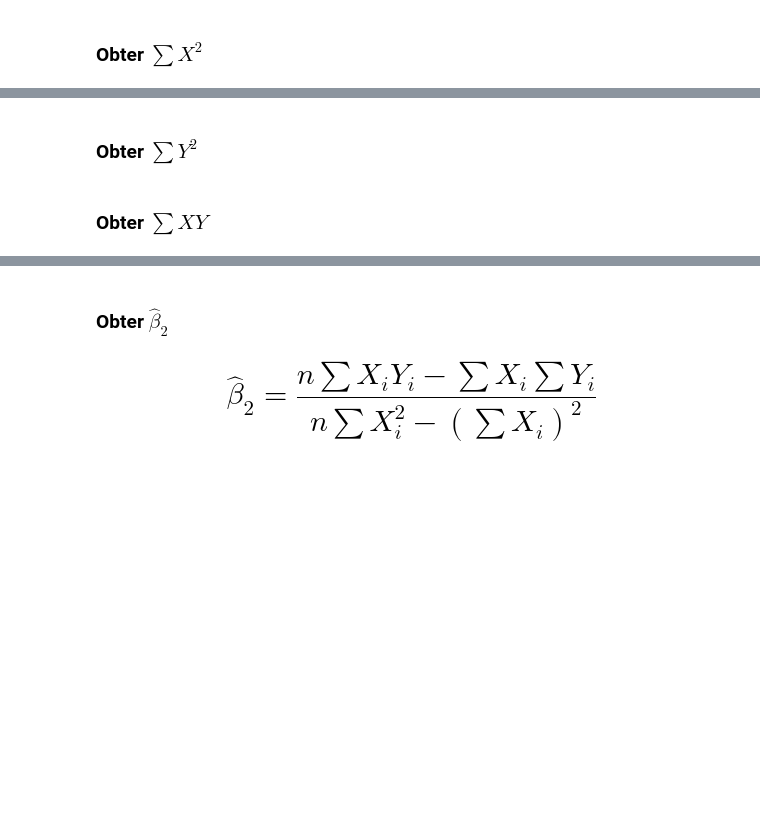
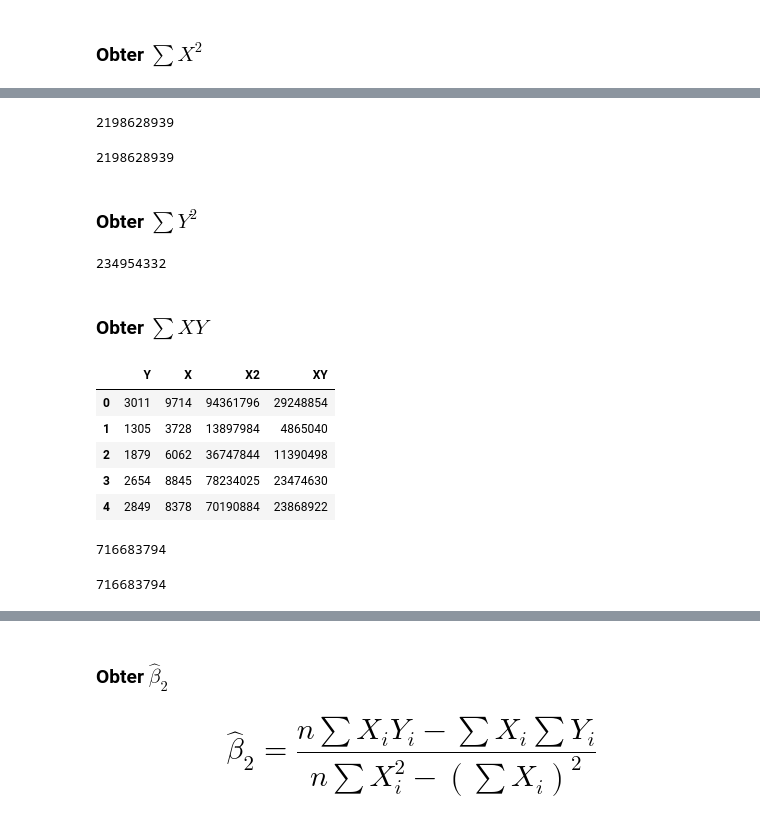
Before and after one commit to mnferreira/Alura-WomakersCode, a Jupyter notebook: Curso_de_Estatística_Parte_4.ipynb, the cells around one changed output, grey strips where cells are left out. Drawn from its saved outputs; the diff is of its cells as text; code cells hidden in the pictures; blank space fills up the shorter version.

```diff
--- a/Curso_de_Estatística_Parte_4.ipynb
+++ b/Curso_de_Estatística_Parte_4.ipynb
@@ -638,2 +668,5 @@ $$
 # %% [markdown]
 ### Obter $\sum{X^2}$
+# %%
+dataset['X2'] = dataset.X ** 2
+dataset.head()
@@ -640,4 +680,41 @@ $$
+# %%
+soma_x2 = dataset.X2.sum()
+soma_x2
+# %% [output]
+2198628939
+# %%
+# outra forma de obter esse valor de x2:
+soma_x2 = dataset.X.apply(lambda x: x**2).sum()
+soma_x2
+# %% [output]
+2198628939
 # %% [markdown]
 ### Obter $\sum{Y^2}$
+# %%
+soma_y2 = dataset.Y.apply(lambda x: x**2).sum()
+soma_y2
+# %% [output]
+234954332
 # %% [markdown]
 ### Obter $\sum{XY}$
+# %%
+dataset['XY'] = dataset.X * dataset.Y
+dataset.head()
+# %% [output]
+|  | Y | X | X2 | XY |
+| 0 | 3011 | 9714 | 94361796 | 29248854 |
+| 1 | 1305 | 3728 | 13897984 | 4865040 |
+| 2 | 1879 | 6062 | 36747844 | 11390498 |
+| 3 | 2654 | 8845 | 78234025 | 23474630 |
+| 4 | 2849 | 8378 | 70190884 | 23868922 |
+# %%
+soma_xy = dataset.XY.sum()
+soma_xy
+# %% [output]
+716683794
+# %%
+# nesse caso, axis pode ser = 1
+soma_xy = dataset.apply(lambda data: data.X * data.Y, axis = 'columns').sum()
+soma_xy
+# %% [output]
+716683794
```
Also changed, not shown: parts of 26 cells of this notebook.
